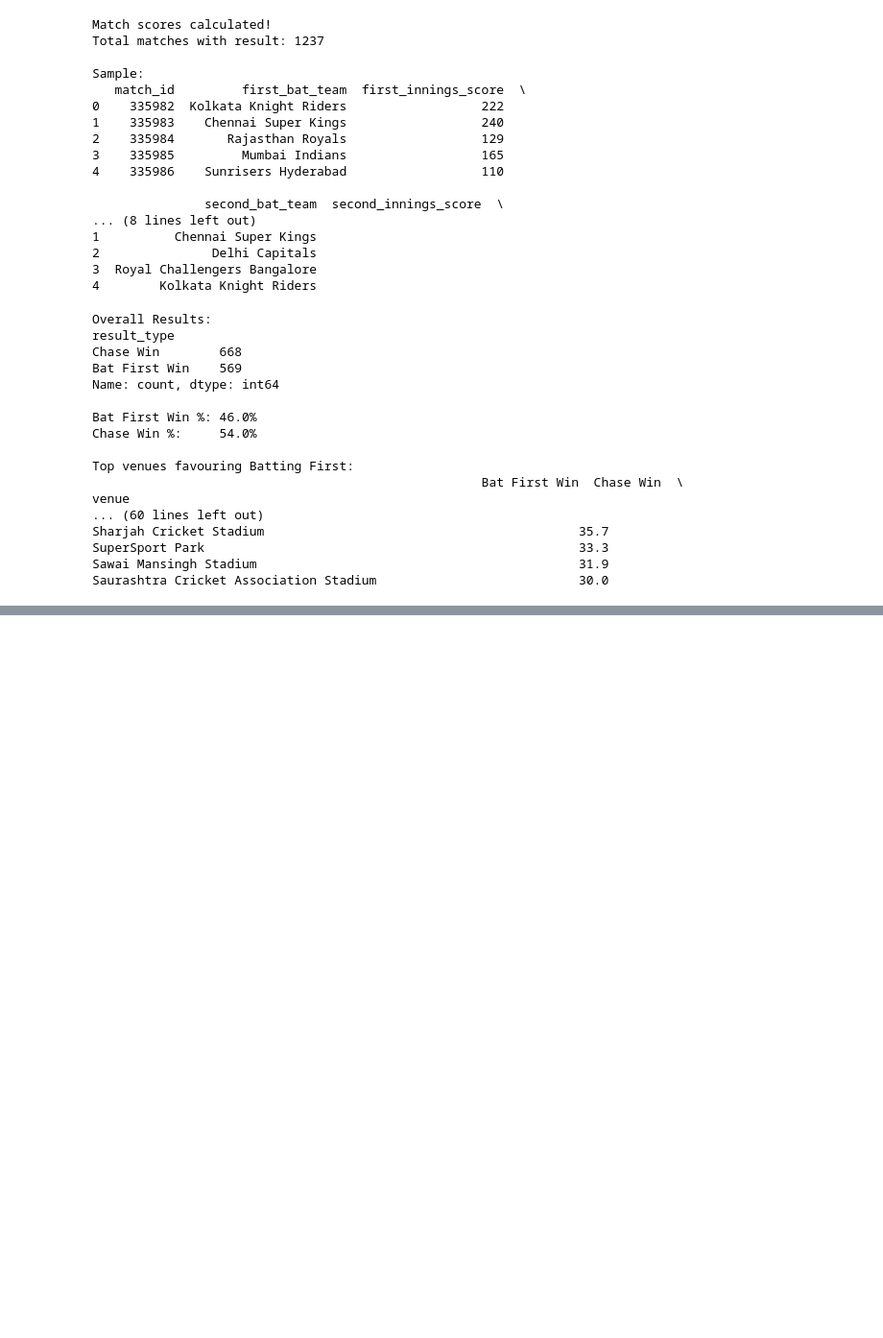
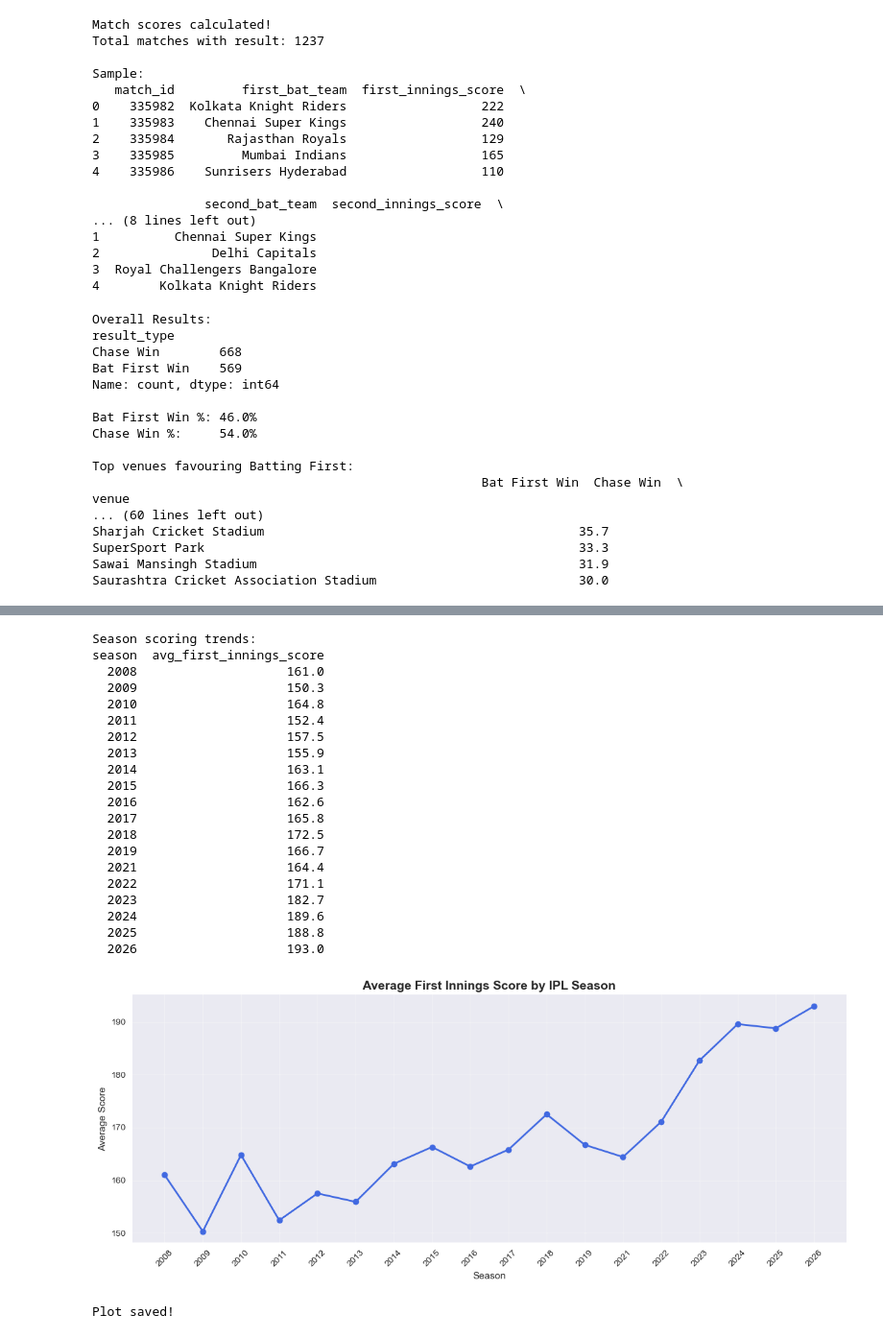
Before and after one commit to EDITH96929/ipl-performance-analytics, a Jupyter notebook: notebooks/ipl_analysis.ipynb, the cells around one changed output, grey strips where cells are left out. Shown at 96% size. Saved outputs shown, nothing was run; the diff lists cells and outputs as text; code cells hidden in the pictures; blank space fills up the shorter version.

```diff
--- a/notebooks/ipl_analysis.ipynb
+++ b/notebooks/ipl_analysis.ipynb
@@ -363,0 +406,51 @@ Saurashtra Cricket Association Stadium                           30.0
+# %%
+# Average runs per match per season
+season_batting = df.groupby(['match_id', 'season', 'innings']).agg(
+    total_runs = ('runs_off_bat', 'sum'),
+    extras     = ('extras', 'sum')
+).reset_index()
+
+season_batting['innings_total'] = season_batting['total_runs'] + season_batting['extras']
+
+# Only first innings for fair comparison
+first_inn_avg = season_batting[season_batting['innings'] == 1].groupby('season')['innings_total'].mean().round(1).reset_index()
+first_inn_avg.columns = ['season', 'avg_first_innings_score']
+
+print("Season scoring trends:")
+print(first_inn_avg.to_string(index=False))
+
+# Plot it
+plt.figure(figsize=(12, 5))
+plt.plot(first_inn_avg['season'], first_inn_avg['avg_first_innings_score'], marker='o', color='royalblue', linewidth=2)
+plt.title('Average First Innings Score by IPL Season', fontsize=14, fontweight='bold')
+plt.xlabel('Season')
+plt.ylabel('Average Score')
+plt.xticks(rotation=45)
+plt.grid(True, alpha=0.3)
+plt.tight_layout()
+plt.savefig('../data/processed/season_scoring_trend.png', dpi=150)
+plt.show()
+print("Plot saved!")
+# %% [output]
+Season scoring trends:
+season  avg_first_innings_score
+  2008                    161.0
+  2009                    150.3
+  2010                    164.8
+  2011                    152.4
+  2012                    157.5
+  2013                    155.9
+  2014                    163.1
+  2015                    166.3
+  2016                    162.6
+  2017                    165.8
+  2018                    172.5
+  2019                    166.7
+  2021                    164.4
+  2022                    171.1
+  2023                    182.7
+  2024                    189.6
+  2025                    188.8
+  2026                    193.0
+[figure, added]
+Plot saved!
```
Also changed, not shown: parts of 2 cells of this notebook, 8 other files.
